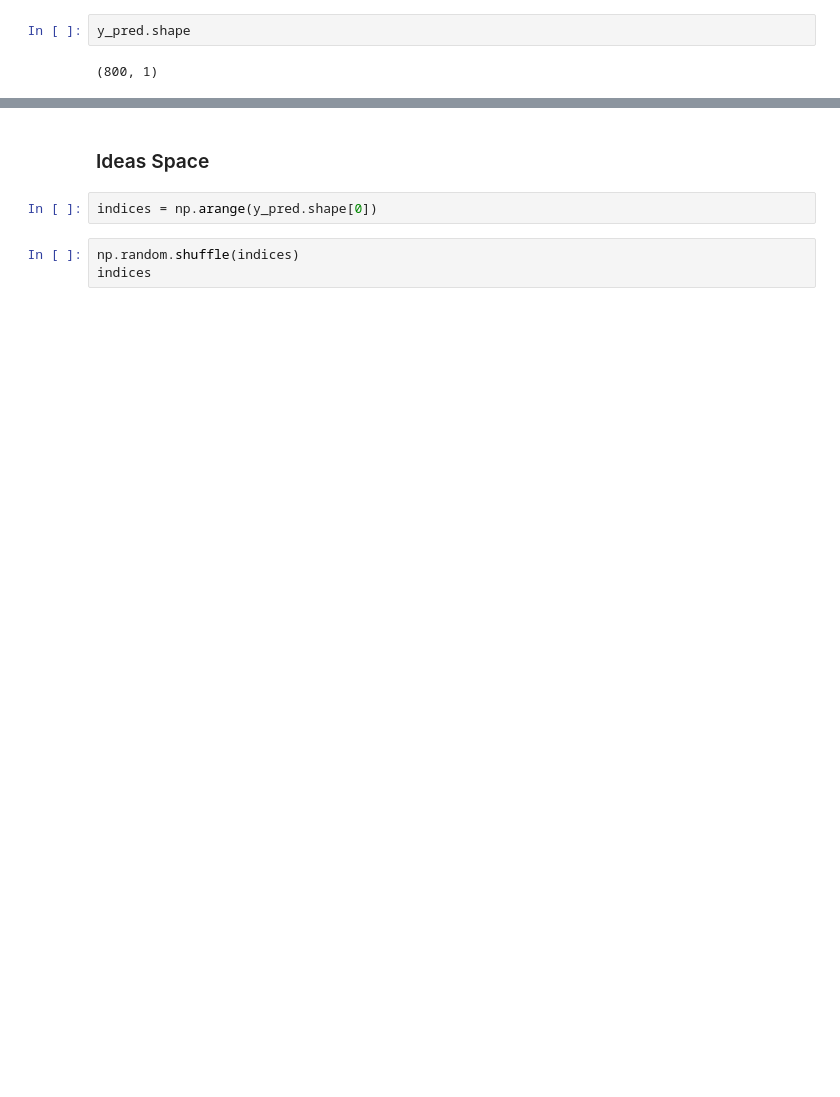
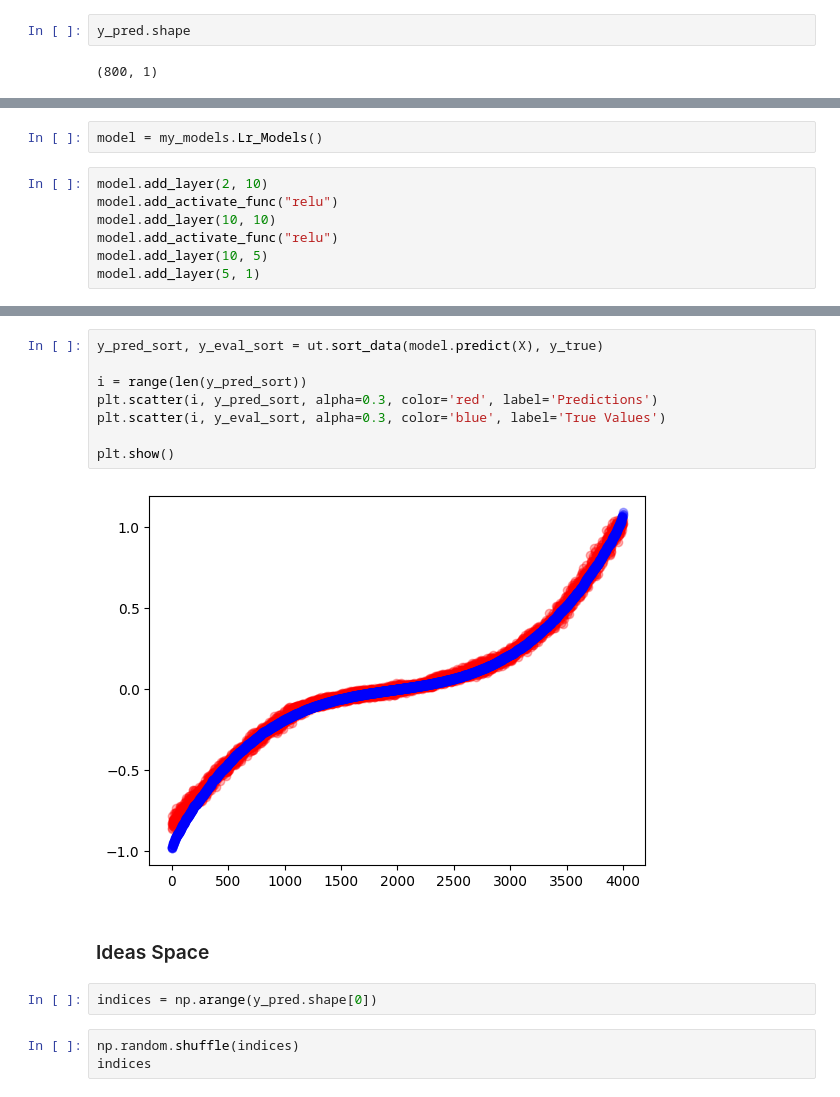
Before and after one commit to Jakkarin-Promsee/ML01-linear-regression-from-scratch, a Jupyter notebook: main.ipynb, the cells around one changed output, grey strips where cells are left out. Drawn from its saved outputs; the diff is of its cells as text; blank space fills up the shorter version.

```diff
--- a/main.ipynb
+++ b/main.ipynb
@@ -660,0 +663,9 @@ plt.show()
+# %%
+model = my_models.Lr_Models()
+# %%
+model.add_layer(2, 10)
+model.add_activate_func("relu")
+model.add_layer(10, 10)
+model.add_activate_func("relu")
+model.add_layer(10, 5)
+model.add_layer(5, 1)
@@ -661,3 +709,13 @@ plt.show()
+# %%
+y_pred_sort, y_eval_sort = ut.sort_data(model.predict(X), y_true)
+
+i = range(len(y_pred_sort))
+plt.scatter(i, y_pred_sort, alpha=0.3, color='red', label='Predictions')
+plt.scatter(i, y_eval_sort, alpha=0.3, color='blue', label='True Values')
+
+plt.show()
+# %% [output]
+[figure, added]
 # %% [markdown]
 ### Ideas Space
 # %%
```
Also changed, not shown: parts of 18 cells of this notebook, 1 other file.
